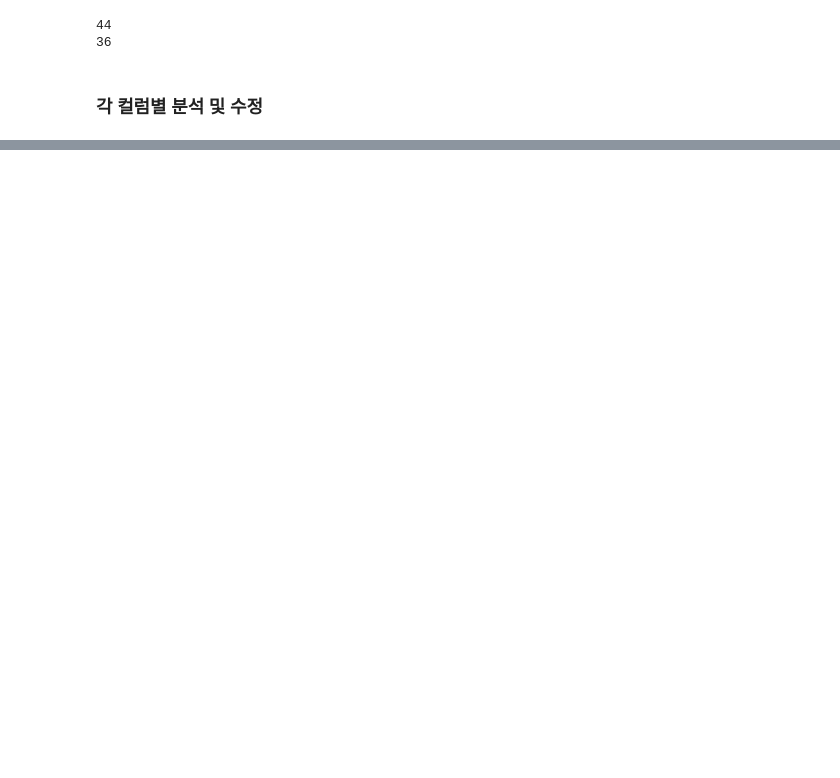
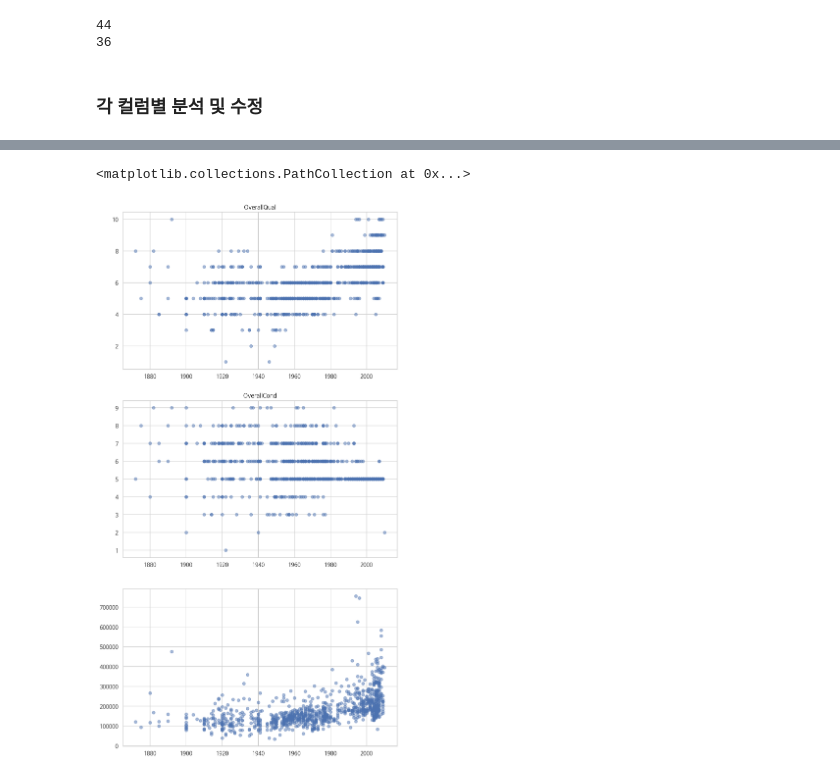
Before and after one commit to lim800/DoNotUse, a Jupyter notebook: SemiProject/houseplrices/jjlim.ipynb, the cells around one changed output, grey strips where cells are left out. Drawn from its saved outputs; the diff is of its cells as text; code cells hidden in the pictures; blank space fills up the shorter version.

```diff
--- a/SemiProject/houseplrices/jjlim.ipynb
+++ b/SemiProject/houseplrices/jjlim.ipynb
@@ -864 +866,34 @@ df_train[col_quan]
 1021 rows × 36 columns
+# %%
+# MSSubClass : 주거 타입 (범주형으로 수정하기)
+'''
+        20	1-STORY 1946 & NEWER ALL STYLES -> S1NEW
+        30	1-STORY 1945 & OLDER -> S1OLD
+        40	1-STORY W/FINISHED ATTIC ALL AGES -> S1FA
+        45	1-1/2 STORY - UNFINISHED ALL AGES -> S1hUFA
+        50	1-1/2 STORY FINISHED ALL AGES -> S1hFA
+        60	2-STORY 1946 & NEWER -> S2NEW
+        70	2-STORY 1945 & OLDER -> S2OLD
+        75	2-1/2 STORY ALL AGES -> S2h
+        80	SPLIT OR MULTI-LEVEL -> SML
+        85	SPLIT FOYER -> SF
+        90	DUPLEX - ALL STYLES AND AGES -> DPL
+       120	1-STORY PUD (Planned Unit Development) - 1946 & NEWER -> S1PNEW
+       150	1-1/2 STORY PUD - ALL AGES -> S1hSP
+       160	2-STORY PUD - 1946 & NEWER -> S2PNEW
+       180	PUD - MULTILEVEL - INCL SPLIT LEV/FOYER -> PMI
+       190	2 FAMILY CONVERSION - ALL STYLES AND AGES -> F2
+'''
+
+df_train['MSSubClass'] = np.select([df_train['MSSubClass']==20,
+                                   df_train['MSSubClass']==30,df_train['MSSubClass']==40,
+                                   df_train['MSSubClass']==45,df_train['MSSubClass']==50,
+                                   df_train['MSSubClass']==60,df_train['MSSubClass']==70,
+                                   df_train['MSSubClass']==75,df_train['MSSubClass']==80,
+                                   df_train['MSSubClass']==85,df_train['MSSubClass']==90,
+                                   df_train['MSSubClass']==120,df_train['MSSubClass']==150,
+                                   df_train['MSSubClass']==160,df_train['MSSubClass']==180,
+                                   df_train['MSSubClass']==190,], ['S1NEW', 'S1OLD', 'S1FA', 'S1hUFA', 'S1hFA', 'S2NEW', 'S2OLD',
+                                                                    'S2h', 'SML', 'SF', 'DPL', 'S1PNEW', 'S1hSP', 'S2PNEW', 'PMI', 'F2'])
+col_cat.append(col_quan.pop(0))
+df_train[col_cat].head()
@@ -864,0 +907,14 @@ df_train[col_quan]
+# %%
+# OverallQual, OverallCond, YearBuilt, YearRemodAdd
+plt.figure(figsize=(10,20))
+ax1 = plt.subplot(3,1,1)
+ax1.scatter(x=df_train['YearBuilt'], y=df_train['OverallQual'], alpha=0.5)
+ax1.set_title('OverallQual')
+ax2 = plt.subplot(3,1,2)
+ax2.scatter(x=df_train['YearBuilt'], y=df_train['OverallCond'], alpha=0.5)
+ax2.set_title('OverallCond')
+ax3 = plt.subplot(3,1,3)
+ax3.scatter(x=df_train['YearBuilt'], y=df_train['SalePrice'], alpha=0.5)
+# %% [output]
+<matplotlib.collections.PathCollection at 0x...>
+[figure, added]
```
Also changed, not shown: parts of 54 cells of this notebook.
